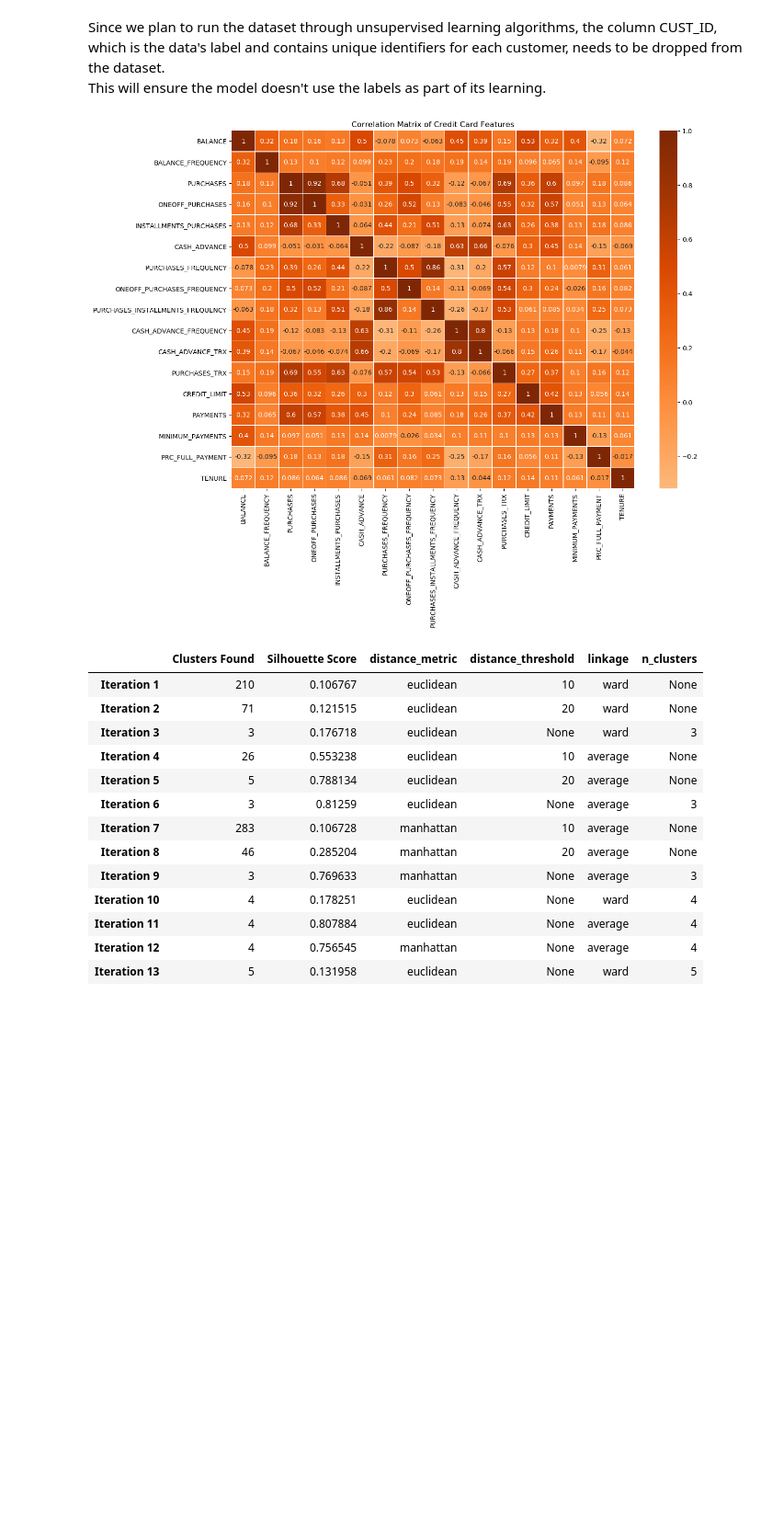
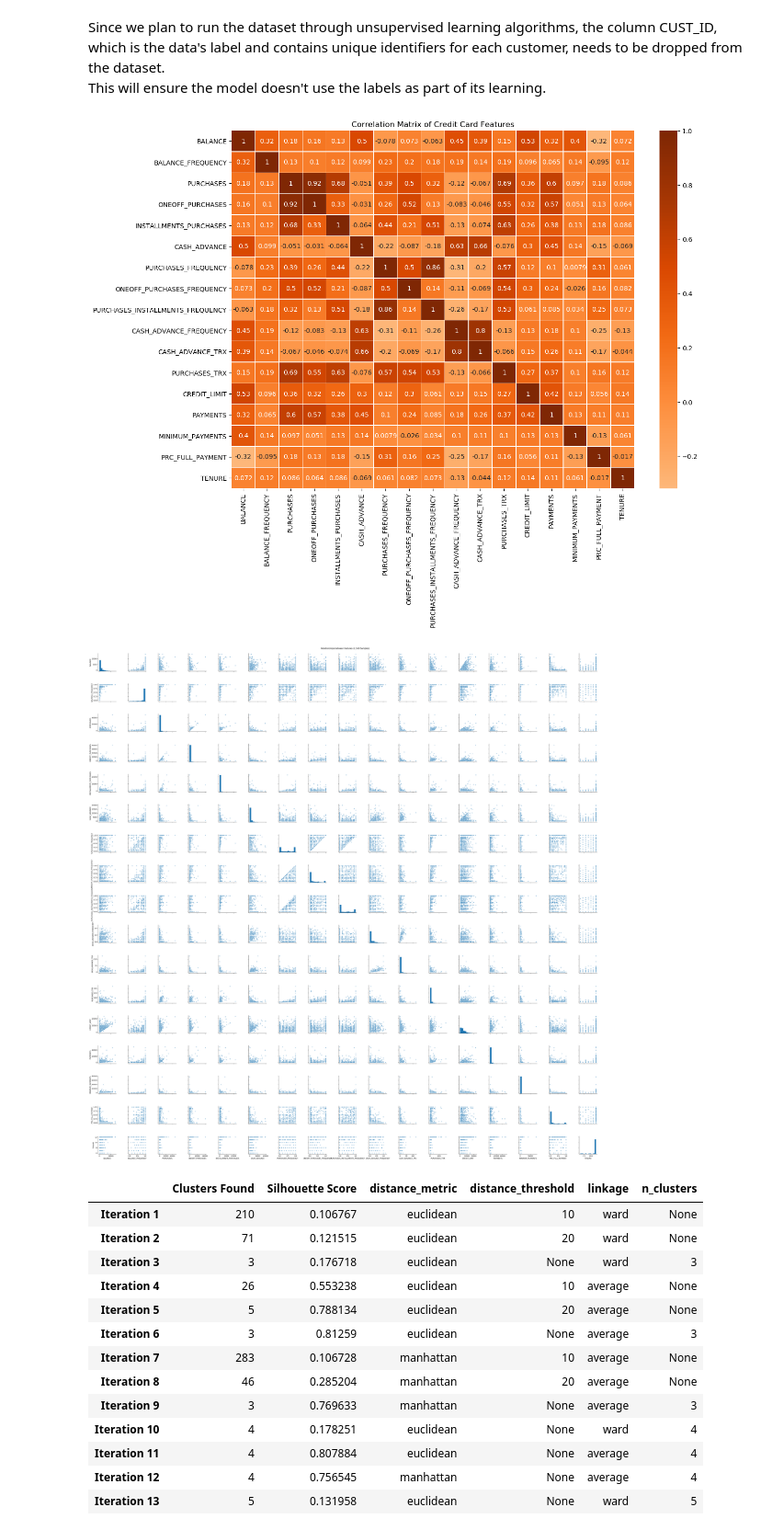
Before and after one commit to LudicrusTwrtle/Unsupervised_ML_Coursework, a Jupyter notebook: Assignment 2/Asg2_Group3_SebastianLevy_IdongesitOrok_MiracleOkojie.ipynb, the cells around one changed output. Shown at 92% size. Saved outputs shown, nothing was run; the diff lists cells and outputs as text; code cells hidden in the pictures; blank space fills up the shorter version.

Commit message:
Add pairplot - Improve data cleaning - Idong

```diff
--- a/Assignment 2/Asg2_Group3_SebastianLevy_IdongesitOrok_MiracleOkojie.ipynb
+++ b/Assignment 2/Asg2_Group3_SebastianLevy_IdongesitOrok_MiracleOkojie.ipynb
@@ -199,18 +197,17 @@ This will ensure the model doesn't use the labels as part of its learning.
 # %%
 plt.figure(figsize=(14, 10))
 
-sns.heatmap(
-    df_features.corr(),
-    annot=True,
-    cmap="Oranges",
-    center=0,
-    linewidths=0.3
-)
-
+sns.heatmap(df_features.corr(), annot=True, cmap="Oranges", center=0, linewidths=0.3)
 plt.title("Correlation Matrix of Credit Card Features")
 plt.show()
+
+df_sample = df_features.sample(n=1500, random_state=42)
+sns.pairplot(df_sample,diag_kind="hist",plot_kws={"alpha": 0.6, "s": 20})
+plt.suptitle("Relationships between features (1,500 Samples)", y=1.01)
+plt.show()
 # %% [output]
 [figure]
+[figure, added]
 # %%
 import numpy as np
 from matplotlib import pyplot as plt
```
Also changed, not shown: parts of 1 cell of this notebook.
